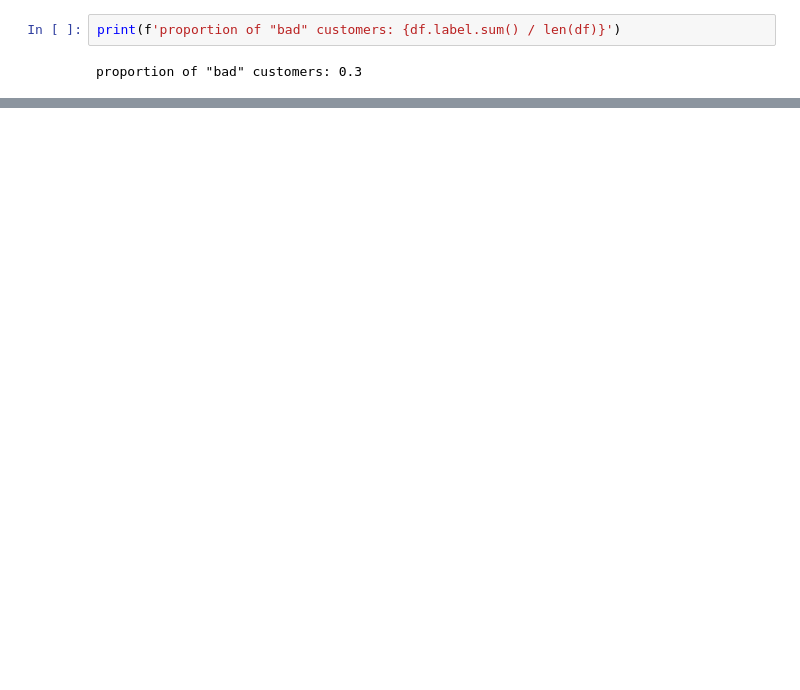
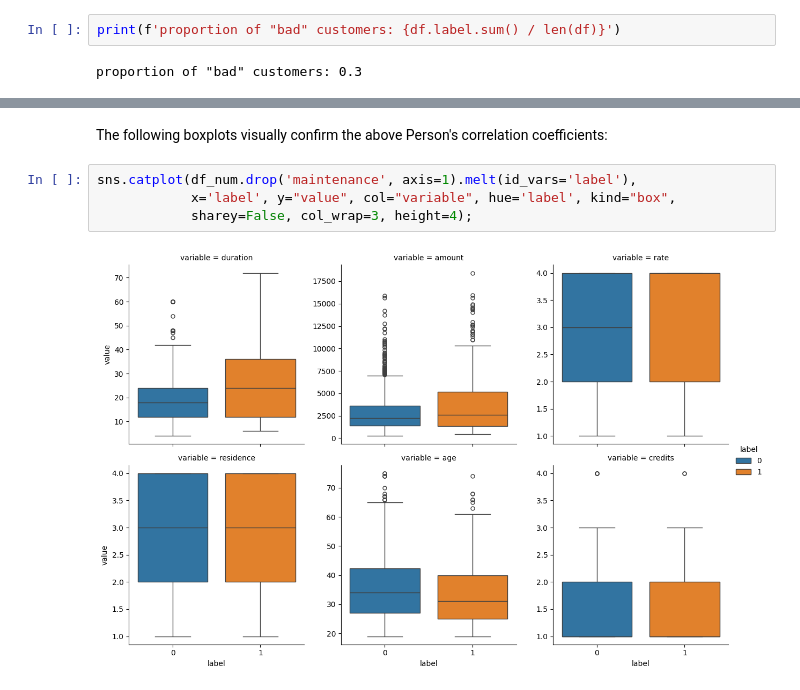
Before and after one commit to leztien/portfolio-project-classification-for-german-credit-database, a Jupyter notebook: exploratory_data_analysis.ipynb, the cells around one changed output, grey strips where cells are left out. Drawn from its saved outputs; the diff is of its cells as text; blank space fills up the shorter version.

```diff
--- a/exploratory_data_analysis.ipynb
+++ b/exploratory_data_analysis.ipynb
@@ -256,0 +297,8 @@ scatter_matrix(df_num.sample(250), figsize=(10,10));
+# %% [markdown]
+The following boxplots visually confirm the above Person's correlation coefficients:
+# %%
+sns.catplot(df_num.drop('maintenance', axis=1).melt(id_vars='label'),
+            x='label', y="value", col="variable", hue='label', kind="box",
+            sharey=False, col_wrap=3, height=4);
+# %% [output]
+[figure, added]
```
Also changed, not shown: parts of 16 cells of this notebook.
